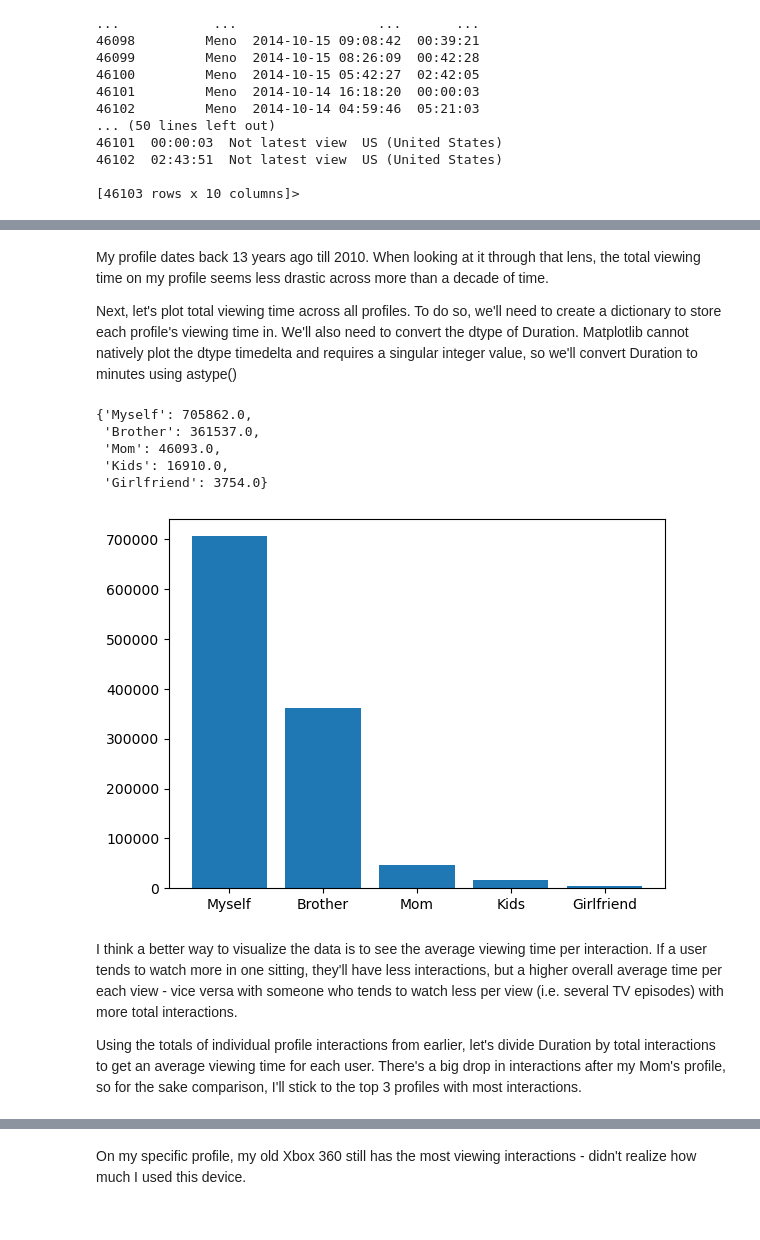
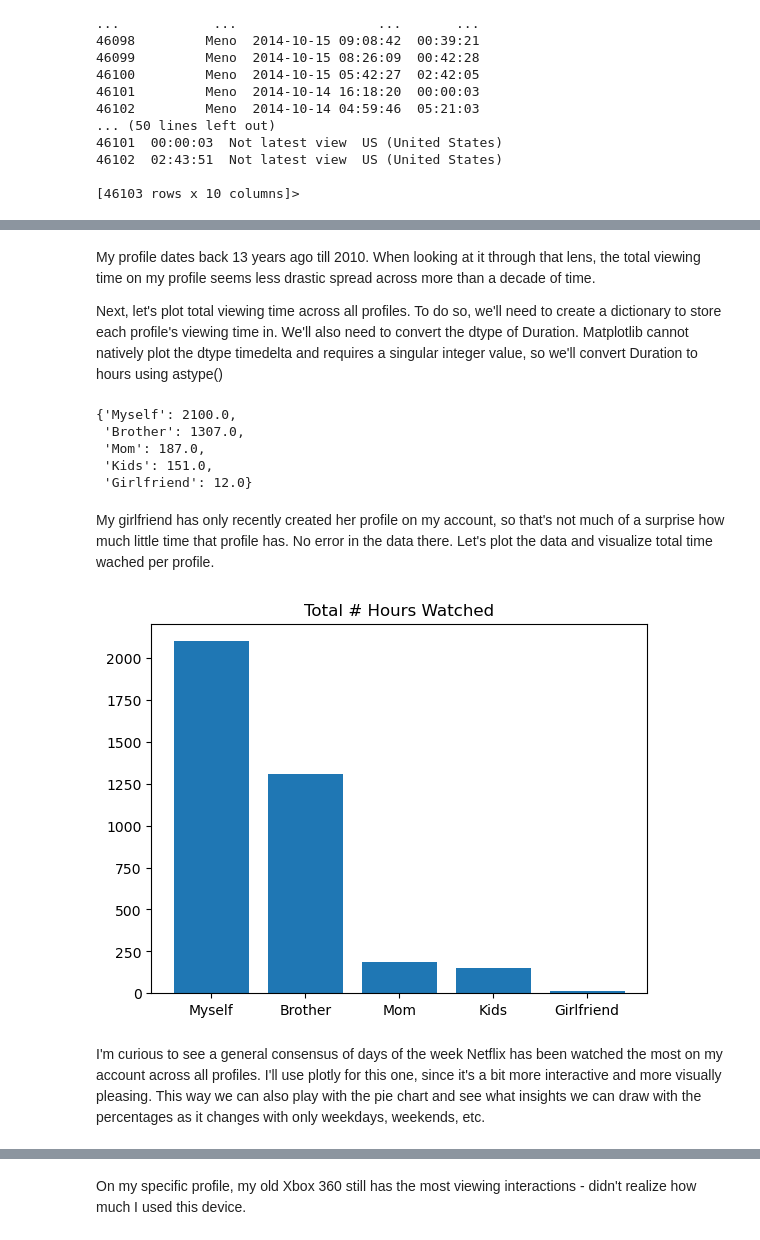
Before and after one commit to jon-vargas/python-projects, a Jupyter notebook: netflix_analysis.ipynb, the cells around one changed output, grey strips where cells are left out. Cells and saved outputs as stored; diff of their text form; code cells hidden in the pictures.

Commit message:
Update netflix_analysis.ipynb
Separated films/titles and updated plots

```diff
--- a/netflix_analysis.ipynb
+++ b/netflix_analysis.ipynb
@@ -95,0 +113,8 @@ Name: Profile Name, dtype: int64
+# %%
+# Split the Title column to create columns for the Number of Season and the Episode Name
+df[['Film Title', '# of Season', 'Episode Name']] = df['Title'].str.split(':', n=2, expand=True)
+
+# Drop columns that are not needed
+df = df.drop(['Attributes', 'Bookmark', 'Latest Bookmark','Country','Title'], axis=1)
+
+df.sample(n=5)
@@ -95,0 +141,10 @@ Name: Profile Name, dtype: int64
+# %%
+# Remove not null values aka only keep null
+df = df[df['Supplemental Video Type'].isnull()]
+# Confirm they we're removed
+df['Supplemental Video Type'].value_counts()
+# Drop supplemental now that rows we want are gone
+df = df.drop(['Supplemental Video Type'], axis=1)
+
+# See how many total interactions each profile has
+df['Profile Name'].value_counts()
@@ -104,0 +196,7 @@ plt.show()
+# %%
+# Total time in hours spent watching Netflix
+df['Duration in Hours'] = df['Duration'].dt.total_seconds()
+df['Duration in Hours'] = df['Duration in Hours']/3600
+duration_hours = int(df['Duration in Hours'].sum())
+
+print("Total # of Hours Watched Across All Profiles: ",duration_hours)
@@ -136,32 +236,33 @@ Name: Start Time, Length: 28887, dtype: datetime64[ns, UTC]
 # %% [markdown]
-<p> My profile dates back 13 years ago till 2010. When looking at it through that lens, the total viewing time on my profile seems less drastic across more than a decade of time. </p>
+<p> My profile dates back 13 years ago till 2010. When looking at it through that lens, the total viewing time on my profile seems less drastic spread across more than a decade of time. </p>
 
-<p> Next, let's plot total viewing time across all profiles. To do so, we'll need to create a dictionary to store each profile's viewing time in. We'll also need to convert the dtype of Duration. Matplotlib cannot natively plot the dtype timedelta and requires a singular integer value, so we'll convert Duration to minutes using astype() </p>
+<p> Next, let's plot total viewing time across all profiles. To do so, we'll need to create a dictionary to store each profile's viewing time in. We'll also need to convert the dtype of Duration. Matplotlib cannot natively plot the dtype timedelta and requires a singular integer value, so we'll convert Duration to hours using astype() </p>
 # %%
 # Create a dictionary to store a sum of viewing time per profile
 viewTime = {}
 # Convert timedelta to minutes using astype
-viewTime.update({"Myself": df.loc[df['Profile Name']=='Myself','Duration'].astype('timedelta64[m]').sum()})
-viewTime.update({"Brother": df.loc[df['Profile Name']=='Brother','Duration'].astype('timedelta64[m]').sum()})
-viewTime.update({"Mom": df.loc[df['Profile Name']=='Mom','Duration'].astype('timedelta64[m]').sum()})
-viewTime.update({"Kids": df.loc[df['Profile Name']=='Kids','Duration'].astype('timedelta64[m]').sum()})
-viewTime.update({"Girlfriend": df.loc[df['Profile Name']=='Girlfriend','Duration'].astype('timedelta64[m]').sum()})
+viewTime.update({"Myself": df.loc[df['Profile Name']=='Myself','Duration'].astype('timedelta64[h]').sum()})
+viewTime.update({"Brother": df.loc[df['Profile Name']=='Brother','Duration'].astype('timedelta64[h]').sum()})
+viewTime.update({"Mom": df.loc[df['Profile Name']=='Mom','Duration'].astype('timedelta64[h]').sum()})
+viewTime.update({"Kids": df.loc[df['Profile Name']=='Kids','Duration'].astype('timedelta64[h]').sum()})
+viewTime.update({"Girlfriend": df.loc[df['Profile Name']=='Girlfriend','Duration'].astype('timedelta64[h]').sum()})
 
 viewTime
 # %% [output]
-{'Myself': 705862.0,
- 'Brother': 361537.0,
- 'Mom': 46093.0,
- 'Kids': 16910.0,
- 'Girlfriend': 3754.0}
+{'Myself': 2100.0,
+ 'Brother': 1307.0,
+ 'Mom': 187.0,
+ 'Kids': 151.0,
+ 'Girlfriend': 12.0}
+# %% [markdown]
+<p> My girlfriend has only recently created her profile on my account, so that's not much of a surprise how much little time that profile has. No error in the data there. Let's plot the data and visualize total time wached per profile.  </p>
 # %%
 # Use *zip to iterate over the key/values in viewTime dictionary and plot
 plt.bar(*zip(*viewTime.items()))
+plt.title("Total # Hours Watched")
 
 plt.show()
 # %% [output]
-[figure, old version]
+[figure, new version]
-# %% [markdown]
-<p> I think a better way to visualize the data is to see the average viewing time per interaction. If a user tends to watch more in one sitting, they'll have less interactions, but a higher overall average time per each view - vice versa with someone who tends to watch less per view (i.e. several TV episodes) with more total interactions. </p>
-
-<p> Using the totals of individual profile interactions from earlier, let's divide Duration by total interactions to get an average viewing time for each user. There's a big drop in interactions after my Mom's profile, so for the sake comparison, I'll stick to the top 3 profiles with most interactions. </p>
+# %% [markdown]
+<p> I'm curious to see a general consensus of days of the week Netflix has been watched the most on my account across all profiles. I'll use plotly for this one, since it's a bit more interactive and more visually pleasing. This way we can also play with the pie chart and see what insights we can draw with the percentages as it changes with only weekdays, weekends, etc. </p>
```
Also changed, not shown: parts of 59 cells of this notebook.
